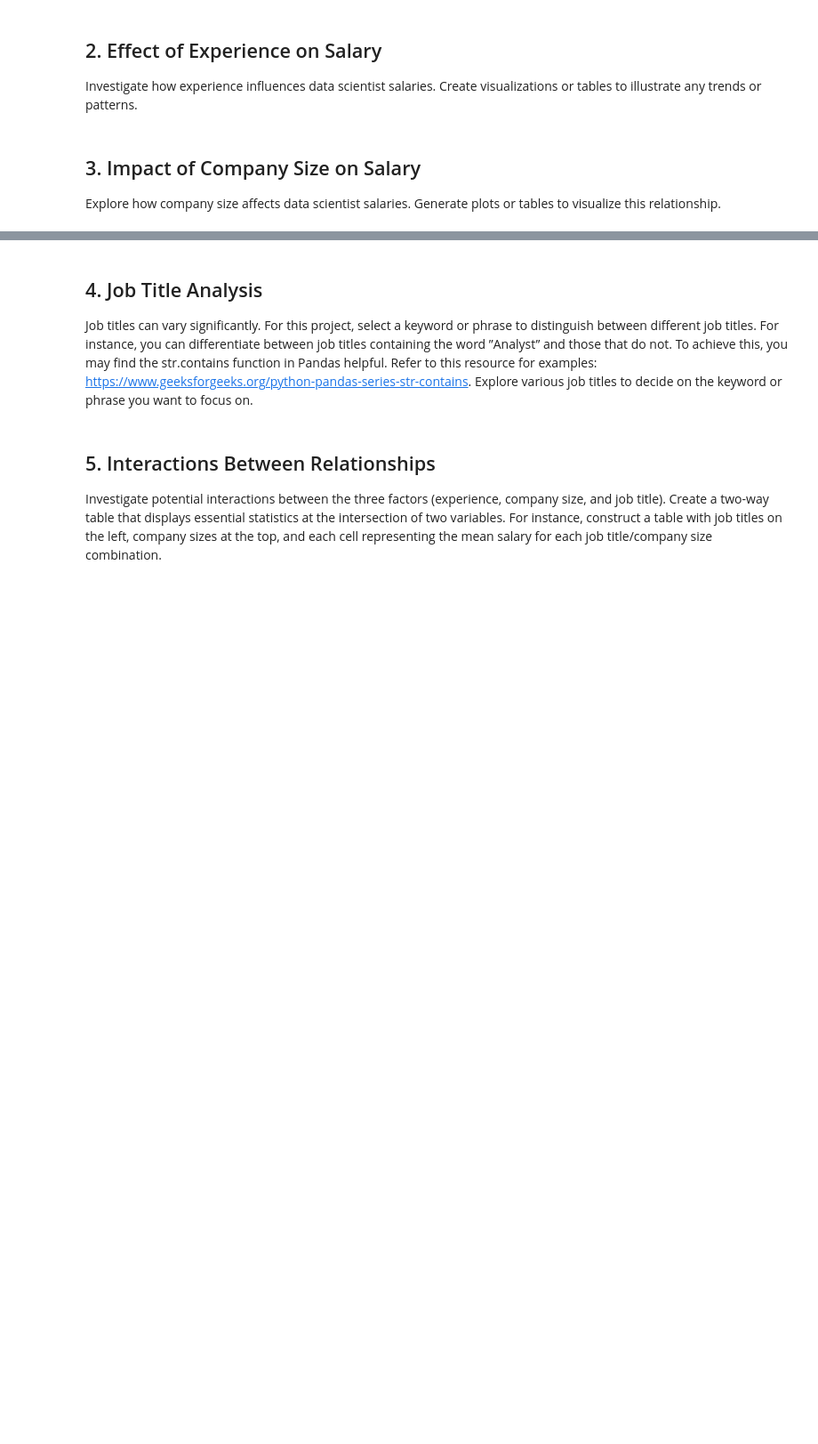
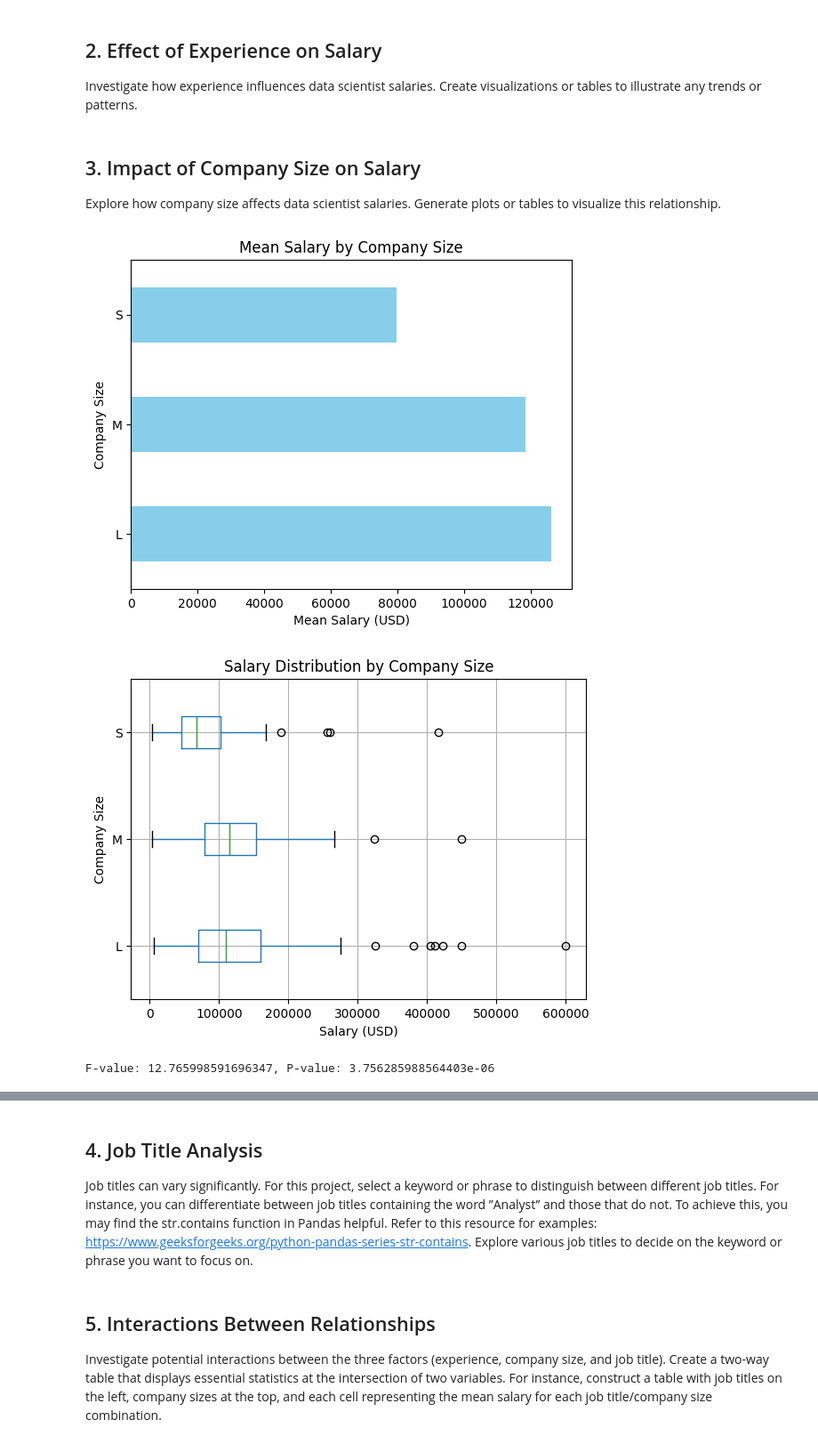
Before and after one commit to stat220/lab-1-group-18, a Jupyter notebook: lab1.ipynb, the cells around one changed output, grey strips where cells are left out. Shown: that part at 89% size. Drawn from its saved outputs; the diff is of its cells as text; code cells hidden in the pictures; blank space fills up the shorter version.

```diff
--- a/lab1.ipynb
+++ b/lab1.ipynb
@@ -34,3 +35,32 @@ tables to illustrate any trends or patterns.
 ## 3. Impact of Company Size on Salary
 Explore how company size affects data scientist salaries. Generate plots or tables to
 visualize this relationship.
+# %%
+# Mean salary by company size
+mean_salaries = df.groupby('company_size')['salary_in_usd'].mean()
+mean_salaries.plot(kind='barh', color='skyblue')
+plt.title('Mean Salary by Company Size')
+plt.xlabel('Mean Salary (USD)')
+plt.ylabel('Company Size')
+plt.show()
+
+# Boxplots showing how company size influences salary
+df.boxplot(column='salary_in_usd', by='company_size', vert=False)
+plt.title('Salary Distribution by Company Size')
+plt.suptitle('')
+plt.xlabel('Salary (USD)')
+plt.ylabel('Company Size')
+plt.show()
+
+# Anova
+f_value, p_value = stats.f_oneway(
+    df[df['company_size'] == 'L']['salary_in_usd'],
+    df[df['company_size'] == 'M']['salary_in_usd'],
+    df[df['company_size'] == 'S']['salary_in_usd']
+)
+
+print(f"F-value: {f_value}, P-value: {p_value}")
+# %% [output]
+[figure, added]
+[figure, added]
+F-value: 12.765998591696347, P-value: 3.756285988564403e-06
```
Also changed, not shown: parts of 2 cells of this notebook.
